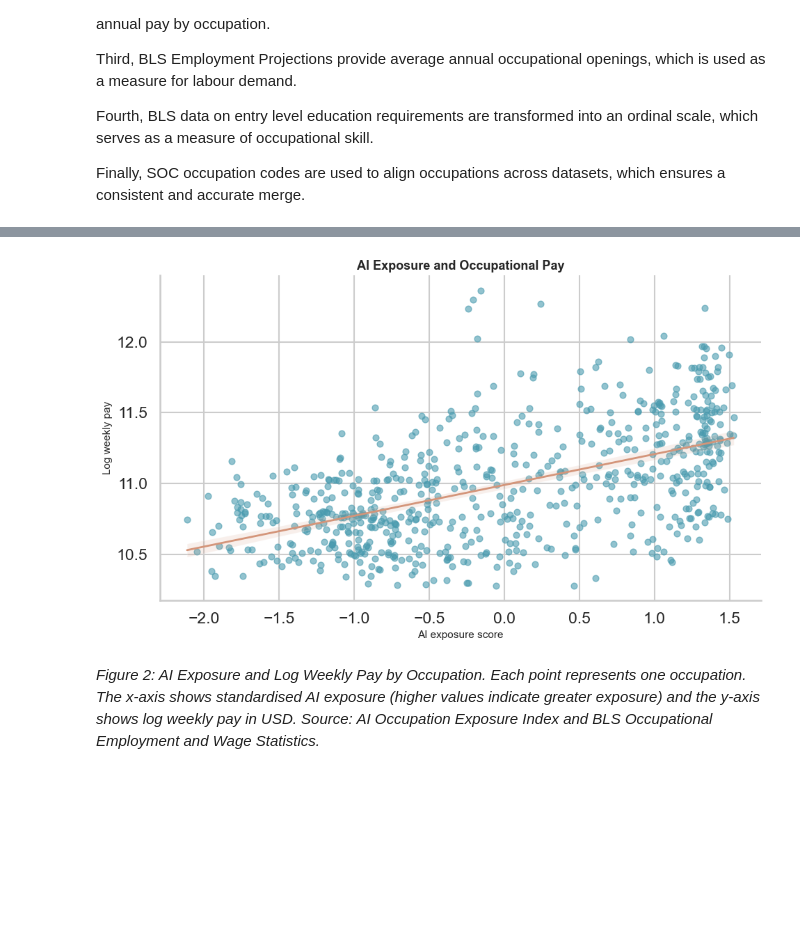
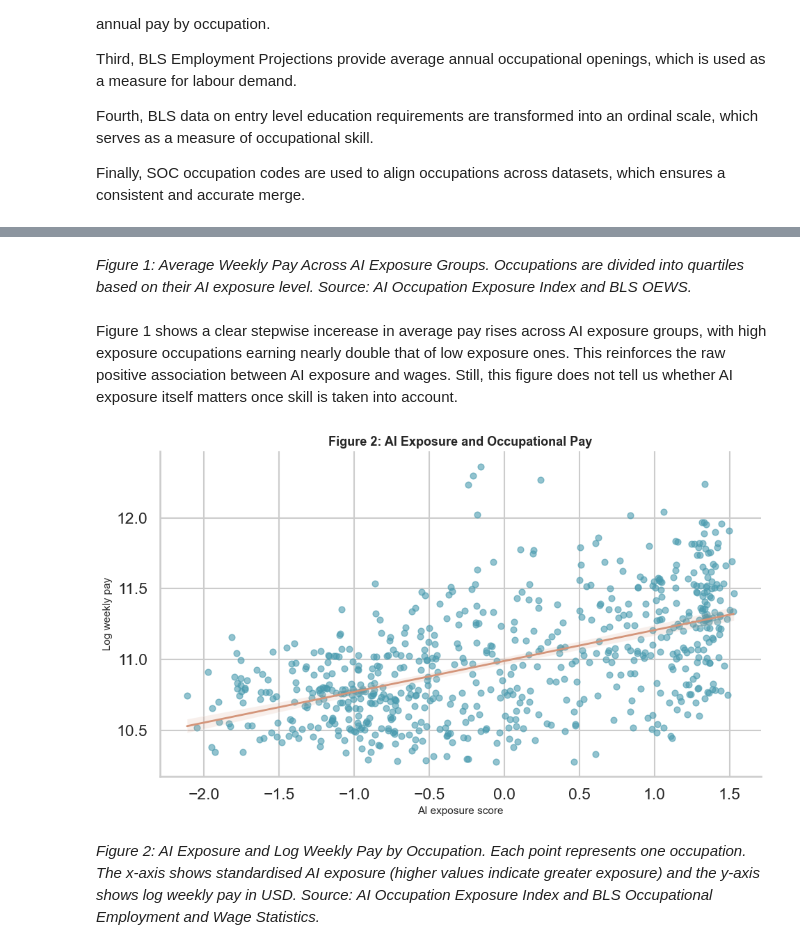
Before and after one commit to riyachandarana/Empirical-Project-2026, a Jupyter notebook: blog.ipynb, the cells around one changed output, grey strips where cells are left out. Saved outputs shown, nothing was run; the diff lists cells and outputs as text; code cells hidden in the pictures; blank space fills up the shorter version.

```diff
--- a/blog.ipynb
+++ b/blog.ipynb
@@ -64,20 +101,24 @@ Figure 1 shows that AI exposure varies substantially across occupations, with tw
+# %% [markdown]
+*Figure 1: Average Weekly Pay Across AI Exposure Groups. Occupations are divided into quartiles based on their AI exposure level. Source: AI Occupation Exposure Index and BLS OEWS.*
+# %% [markdown]
+Figure 1 shows a clear stepwise incerease in average pay rises across AI exposure groups, with high exposure occupations earning nearly double that of low exposure ones. This reinforces the raw positive association between AI exposure and wages. Still, this figure does not tell us whether AI exposure itself matters once skill is taken into account.
 # %%
 plt.figure()
 sns.regplot(
     x="ai_exposure",
     y="log_pay",
     data=df,
     scatter_kws={"alpha": 0.6, "s": 40, "color": "#4A9BAF"},
     line_kws={"linewidth": 2, "color": "#D4957A"}
 )
-plt.title("AI Exposure and Occupational Pay", fontsize=13, fontweight="bold")
+plt.title("Figure 2: AI Exposure and Occupational Pay", fontsize=13, fontweight="bold")
 plt.xlabel("AI exposure score", fontsize=11)
 plt.ylabel("Log weekly pay", fontsize=11)
 sns.despine()
 plt.tight_layout()
 plt.show()
 # %% [output]
-[figure, old version]
+[figure, new version]
 # %% [markdown]
 *Figure 2: AI Exposure and Log Weekly Pay by Occupation. Each point represents one occupation. The x-axis shows standardised AI exposure (higher values indicate greater exposure)  and the y-axis shows log weekly pay in USD. Source: AI Occupation Exposure Index and BLS Occupational Employment and Wage Statistics.*
 # %% [markdown]
```
Also changed, not shown: parts of 22 cells of this notebook, 1 other file.
